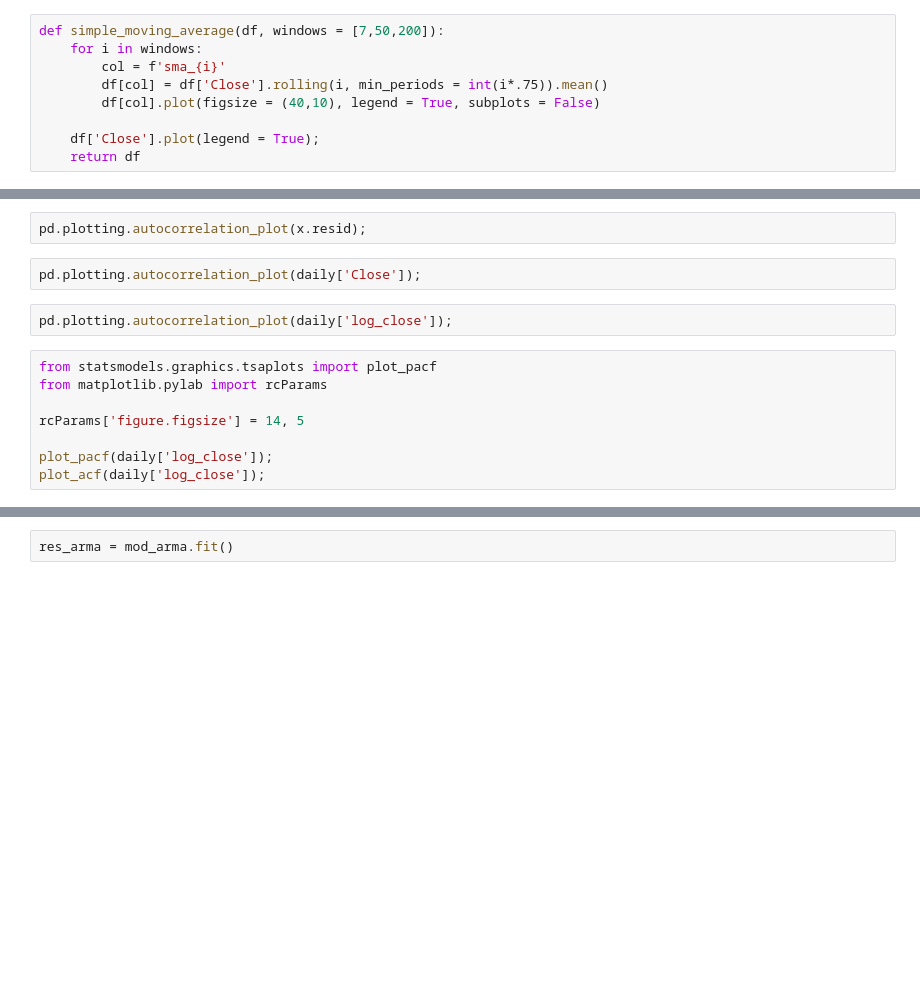
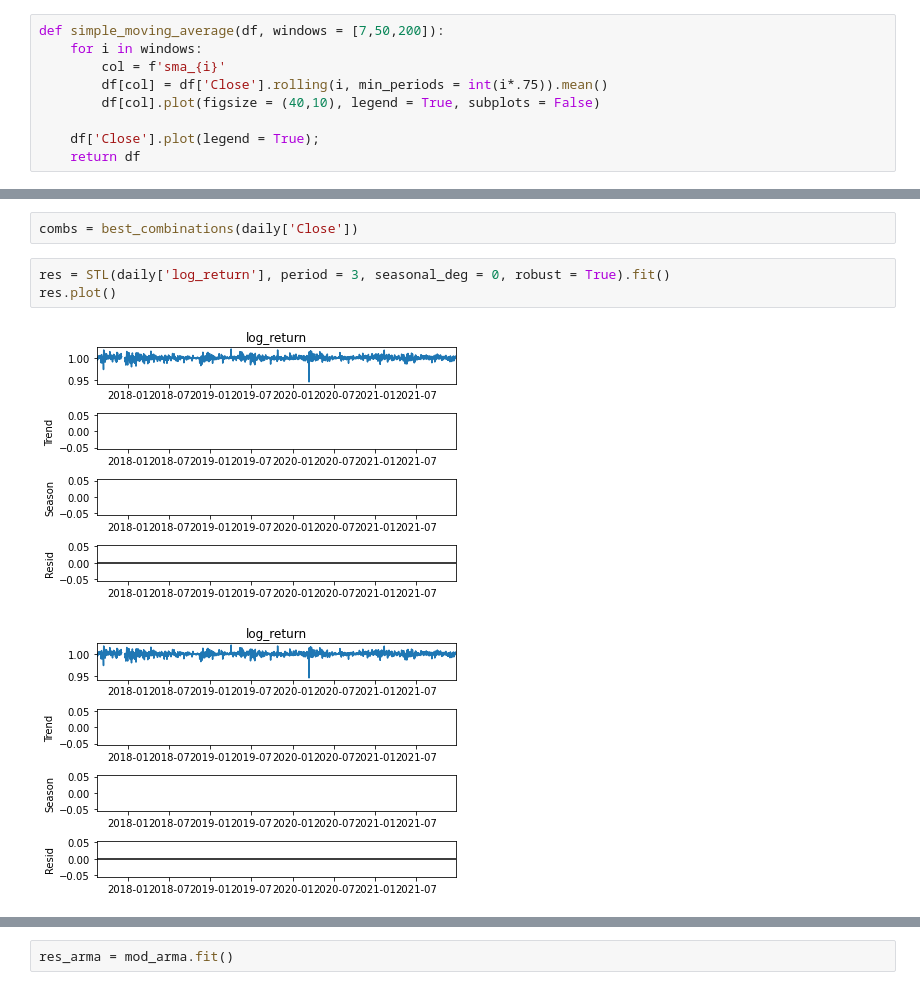
Before and after one commit to tjbray20/Cryptocurrency_Time_Series, a Jupyter notebook: TJNotebook.ipynb, the cells around one changed output, grey strips where cells are left out. Saved outputs shown, nothing was run; the diff lists cells and outputs as text; blank space fills up the shorter version.

```diff
--- a/TJNotebook.ipynb
+++ b/TJNotebook.ipynb
@@ -178,14 +181,8 @@ x.resid
-# %%
-pd.plotting.autocorrelation_plot(x.resid);
-# %%
-pd.plotting.autocorrelation_plot(daily['Close']);
-# %%
-pd.plotting.autocorrelation_plot(daily['log_close']);
-# %%
-from statsmodels.graphics.tsaplots import plot_pacf
-from matplotlib.pylab import rcParams
-
-rcParams['figure.figsize'] = 14, 5
-
-plot_pacf(daily['log_close']);
-plot_acf(daily['log_close']);
+# %%
+combs = best_combinations(daily['Close'])
+# %%
+res = STL(daily['log_return'], period = 3, seasonal_deg = 0, robust = True).fit()
+res.plot()
+# %% [output]
+[figure, added]
+[figure, added]
```
Also changed, not shown: parts of 24 cells of this notebook, 1 other file.
